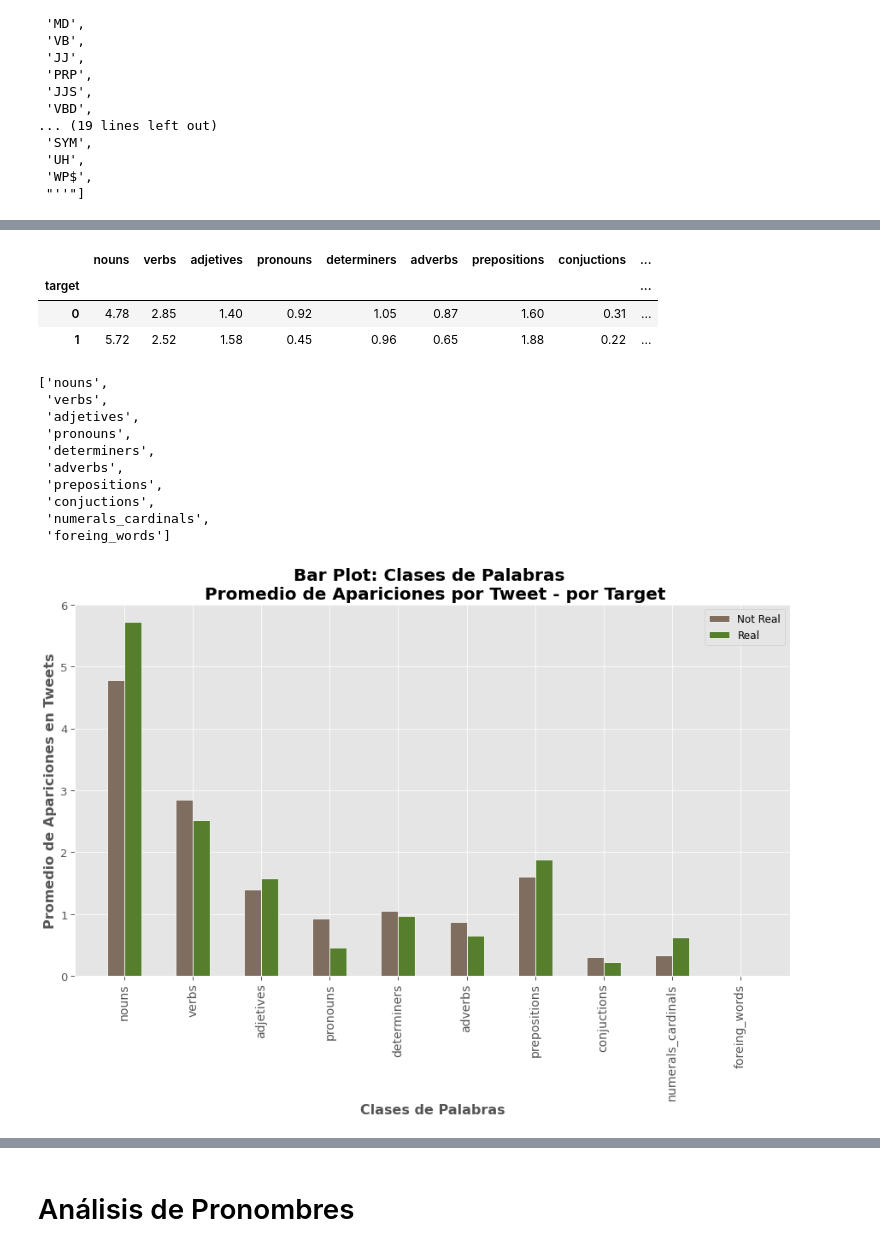
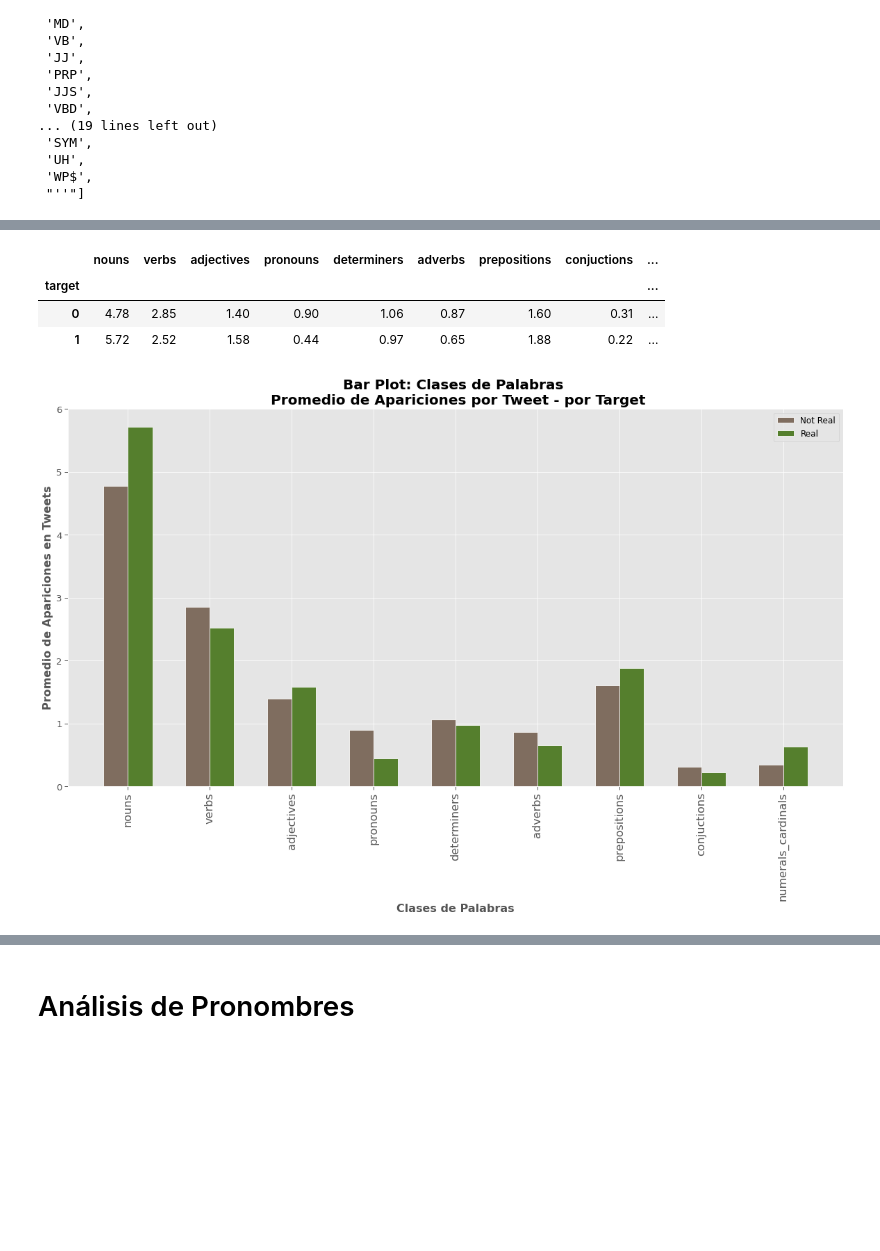
Before and after one commit to Ignacio-Ibarra/NLP-Disasters, a Jupyter notebook: Copia_de_TP1_cambios_v4.ipynb, the cells around one changed output, grey strips where cells are left out. Saved outputs shown, nothing was run; the diff lists cells and outputs as text; code cells hidden in the pictures; blank space fills up the shorter version.

```diff
--- a/Copia_de_TP1_cambios_v4.ipynb
+++ b/Copia_de_TP1_cambios_v4.ipynb
@@ -815,6 +896,6 @@ train_no_duplicates_merge_word_classes.shape
 # %%
 #Armo una lista con todos los nombres de las clases de palabras.
-agg_cols=train_no_duplicates_merge_word_classes.columns[12:].tolist()
+agg_cols=train_no_duplicates_merge_word_classes.columns[22:].tolist()
 agg_cols
 # %% [output]
 ['PRP$',
@@ -980,4 +1005,24 @@ word_classes_aggregation_upthirty['foreing_words']=word_classes_aggregation_upth
+# %%
+#Acá estamos agregando las 35 sub-clases en 14 clases.
+word_classes_aggregation['nouns']=word_classes_aggregation['NN']+word_classes_aggregation['NNP']+word_classes_aggregation['NNS']
+word_classes_aggregation['verbs']=word_classes_aggregation['VB']+word_classes_aggregation['VBD']+word_classes_aggregation['VBG']+\
+                                  word_classes_aggregation['VBN']+word_classes_aggregation['VBP']+word_classes_aggregation['VBZ']+\
+                                  word_classes_aggregation['MD']
+word_classes_aggregation['adjectives']=word_classes_aggregation['JJ']+word_classes_aggregation['JJR']+word_classes_aggregation['JJS']
+word_classes_aggregation['pronouns']=word_classes_aggregation['PRP']+word_classes_aggregation['PRP$']+word_classes_aggregation['WP']+word_classes_aggregation['WP$']
+word_classes_aggregation['determiners']=word_classes_aggregation['PDT']+word_classes_aggregation['DT']+word_classes_aggregation['WDT']
+word_classes_aggregation['adverbs']=word_classes_aggregation['RB']+word_classes_aggregation['RBR']+word_classes_aggregation['RBS']+\
+                                            word_classes_aggregation['RP']+word_classes_aggregation['WRB']+word_classes_aggregation['EX']
+word_classes_aggregation['prepositions']=word_classes_aggregation['IN']+word_classes_aggregation['TO']
+word_classes_aggregation['conjuctions']=word_classes_aggregation['CC']
+word_classes_aggregation['numerals_cardinals']=word_classes_aggregation['CD']
+word_classes_aggregation['foreing_words']=word_classes_aggregation['FW']
+word_classes_aggregation['quotes']=word_classes_aggregation["''"]
+word_classes_aggregation['$']=word_classes_aggregation['$']
+word_classes_aggregation['interjections']=word_classes_aggregation['UH']
+word_classes_aggregation['symbols']=word_classes_aggregation['SYM']
 # %%
-word_classes_aggregation_upthirty=word_classes_aggregation_upthirty[['nouns','verbs','adjetives','pronouns','determiners','adverbs','prepositions','conjuctions','numerals_cardinals','foreing_words','target']]
-word_classes_aggregation_upthirty
+word_classes=word_classes_aggregation[['nouns','verbs','adjectives','pronouns','determiners','adverbs','prepositions','conjuctions','numerals_cardinals','interjections',\
+                                       'foreing_words','quotes','$','symbols','target']]
+word_classes
 # %% [output]
@@ -999,50 +1044,38 @@ word_classes_aggregation_upthirty_by_target=word_classes_aggregation_upthirty.gr
-# %%
-word_classes_aggregation_upthirty_by_target_mean=word_classes_aggregation_upthirty.groupby('target').mean()
-word_classes_aggregation_upthirty_by_target_mean
-# %% [output]
-|  | nouns | verbs | adjetives | pronouns | determiners | adverbs | prepositions | conjuctions | ... |
-| target |  |  |  |  |  |  |  |  | ... |
-| 0 | 4.78 | 2.85 | 1.40 | 0.92 | 1.05 | 0.87 | 1.60 | 0.31 | ... |
-| 1 | 5.72 | 2.52 | 1.58 | 0.45 | 0.96 | 0.65 | 1.88 | 0.22 | ... |
-# %%
-list(word_classes_aggregation_upthirty_by_target_mean.iloc[0,:].index)
-# %% [output]
-['nouns',
- 'verbs',
- 'adjetives',
- 'pronouns',
- 'determiners',
- 'adverbs',
- 'prepositions',
- 'conjuctions',
- 'numerals_cardinals',
- 'foreing_words']
+# %%
+word_classes_by_target_mean=word_classes.groupby('target').mean()
+word_classes_by_target_mean=word_classes_by_target_mean.loc[:,word_classes_by_target_mean.sum()>0.05].round(2)
+word_classes_by_target_mean
+# %% [output]
+|  | nouns | verbs | adjectives | pronouns | determiners | adverbs | prepositions | conjuctions | ... |
+| target |  |  |  |  |  |  |  |  | ... |
+| 0 | 4.78 | 2.85 | 1.40 | 0.90 | 1.06 | 0.87 | 1.60 | 0.31 | ... |
+| 1 | 5.72 | 2.52 | 1.58 | 0.44 | 0.97 | 0.65 | 1.88 | 0.22 | ... |
 # %%
 # set width of bar
-barWidth = 0.25
+barWidth = 0.30
 
 # set height of bar
-target_0 = word_classes_aggregation_upthirty_by_target_mean.iloc[0,:].values
-target_1 = word_classes_aggregation_upthirty_by_target_mean.iloc[1,:].values
-xticks_word_tags=list(word_classes_aggregation_upthirty_by_target_mean.iloc[0,:].index)
+target_0 = word_classes_by_target_mean.iloc[0,:].values
+target_1 = word_classes_by_target_mean.iloc[1,:].values
+xticks_word_tags=list(word_classes_by_target_mean.iloc[0,:].index)
 
 # Set position of bar on X axis
 r1 = np.arange(len(target_0))
 r2 = [x + barWidth for x in r1]
 
 # Make the plot
-fig=plt.figure(figsize=(15,8))
+fig=plt.figure(figsize=(20,10))
 plt.bar(r1, target_0, color='#7f6d5f', width=barWidth, edgecolor='white', label='Not Real')
 plt.bar(r2, target_1, color='#557f2d', width=barWidth, edgecolor='white', label='Real')
 
 # Labels and titles
 plt.xlabel('Clases de Palabras', fontweight='bold',fontsize=16)
 plt.ylabel('Promedio de Apariciones en Tweets', fontweight='bold',fontsize=16)
-plt.xticks([r + 0.125 for r in range(len(target_0))],xticks_word_tags,rotation='vertical',fontsize=14)
+plt.xticks([r + 0.15 for r in range(len(target_0))],xticks_word_tags,rotation='vertical',fontsize=16)
 plt.title('Bar Plot: Clases de Palabras \n Promedio de Apariciones por Tweet - por Target', fontweight='bold',fontsize=20)
 
 # Create legend & Show graphic
 plt.legend(fontsize=12)
 plt.show()
 # %% [output]
-[figure, old version]
+[figure, new version]
```
Also changed, not shown: parts of 63 cells of this notebook.
